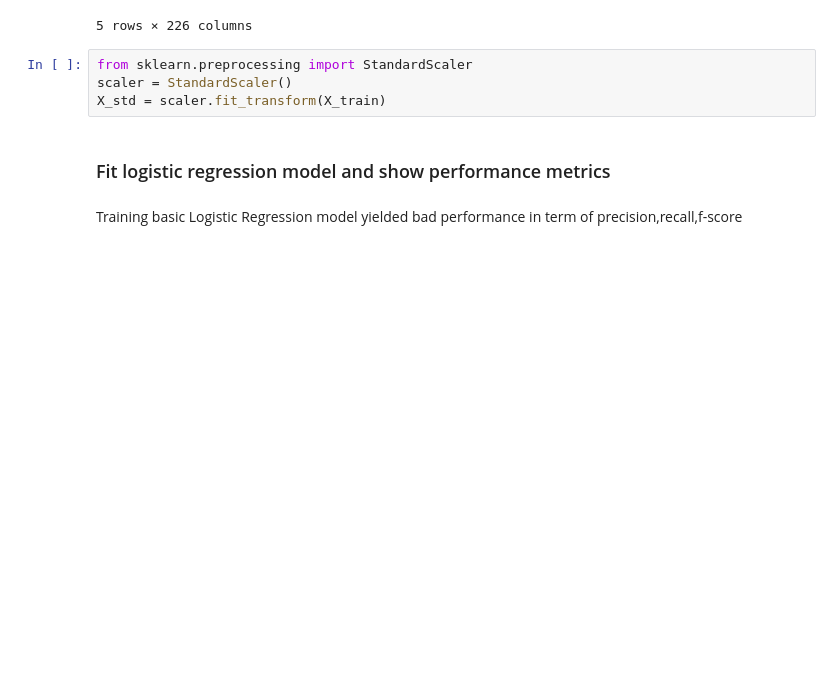
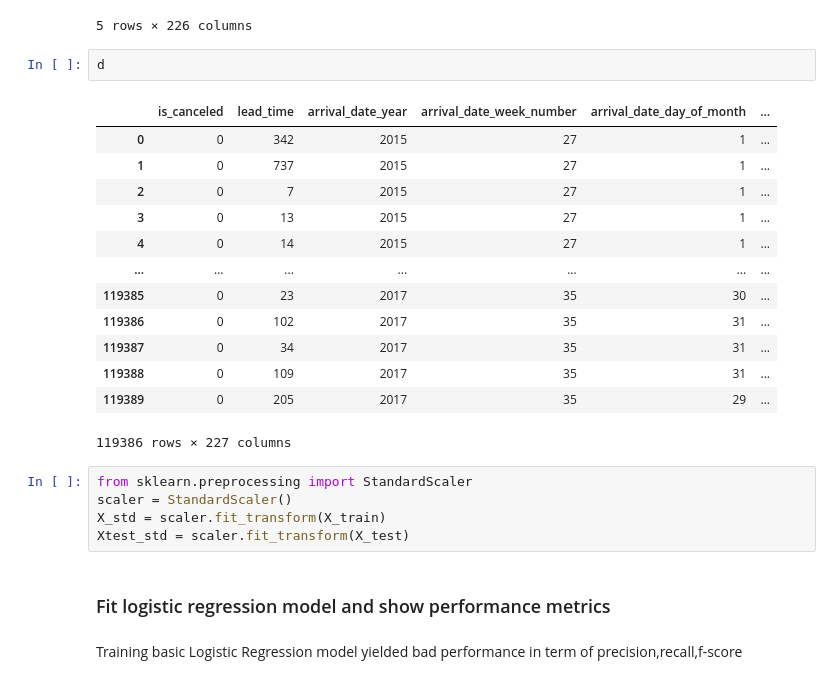
Before and after one commit to safa212/Metis-Four-Week-Data-Science-Bootcamp-, a Jupyter notebook: Project#1/HotelBookingPrediction-FP-SafaAlsafari.ipynb, the cells around one changed output. Drawn from its saved outputs; the diff is of its cells as text; blank space fills up the shorter version.

```diff
--- a/Project#1/HotelBookingPrediction-FP-SafaAlsafari.ipynb
+++ b/Project#1/HotelBookingPrediction-FP-SafaAlsafari.ipynb
@@ -719,10 +719,27 @@ X_train.head()
 | 89383 | 28 | 2016 | 21 | 19 | 0 | ... |
 | 47127 | 20 | 2016 | 7 | 8 | 3 | ... |
 5 rows × 226 columns
+# %%
+d
+# %% [output]
+|  | is_canceled | lead_time | arrival_date_year | arrival_date_week_number | arrival_date_day_of_month | ... |
+| 0 | 0 | 342 | 2015 | 27 | 1 | ... |
+| 1 | 0 | 737 | 2015 | 27 | 1 | ... |
+| 2 | 0 | 7 | 2015 | 27 | 1 | ... |
+| 3 | 0 | 13 | 2015 | 27 | 1 | ... |
+| 4 | 0 | 14 | 2015 | 27 | 1 | ... |
+| ... | ... | ... | ... | ... | ... | ... |
+| 119385 | 0 | 23 | 2017 | 35 | 30 | ... |
+| 119386 | 0 | 102 | 2017 | 35 | 31 | ... |
+| 119387 | 0 | 34 | 2017 | 35 | 31 | ... |
+| 119388 | 0 | 109 | 2017 | 35 | 31 | ... |
+| 119389 | 0 | 205 | 2017 | 35 | 29 | ... |
+119386 rows × 227 columns
 # %%
 from sklearn.preprocessing import StandardScaler
 scaler = StandardScaler()
 X_std = scaler.fit_transform(X_train)
+Xtest_std = scaler.fit_transform(X_test)
 # %% [markdown]
 ### Fit logistic regression model and show performance metrics
 # %% [markdown]
```
Also changed, not shown: parts of 15 cells of this notebook.
